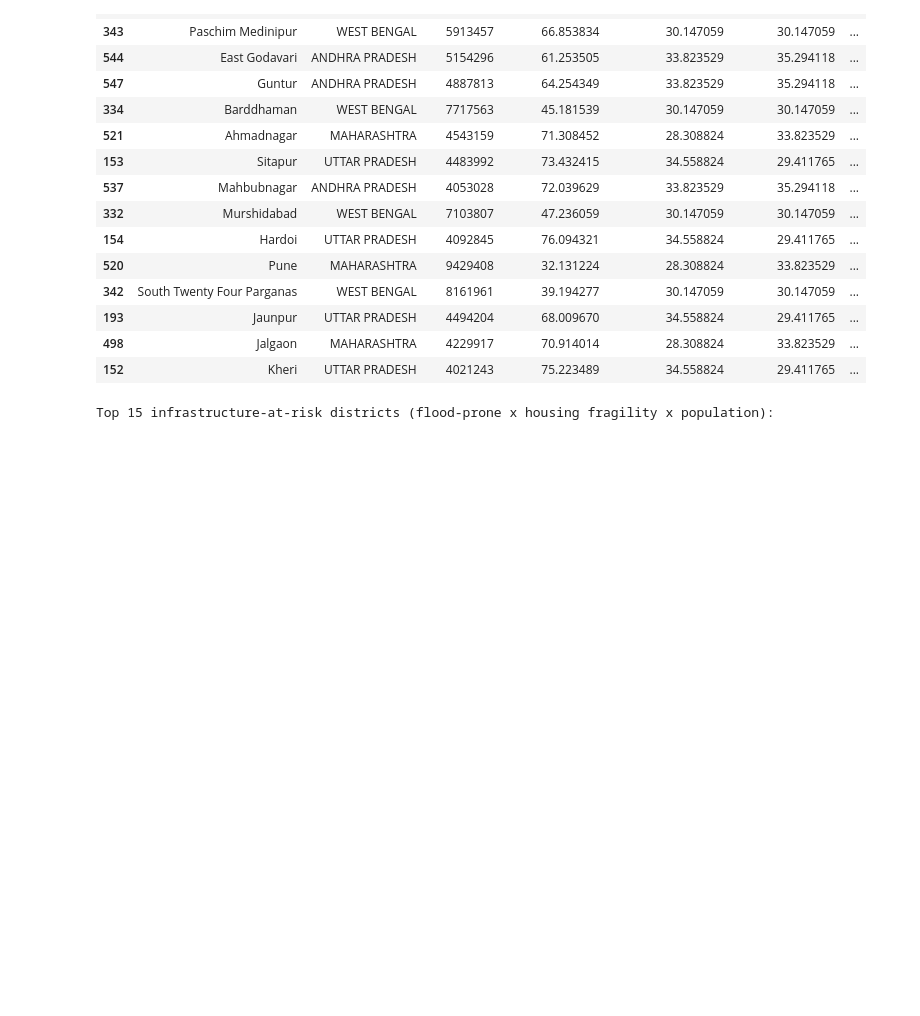
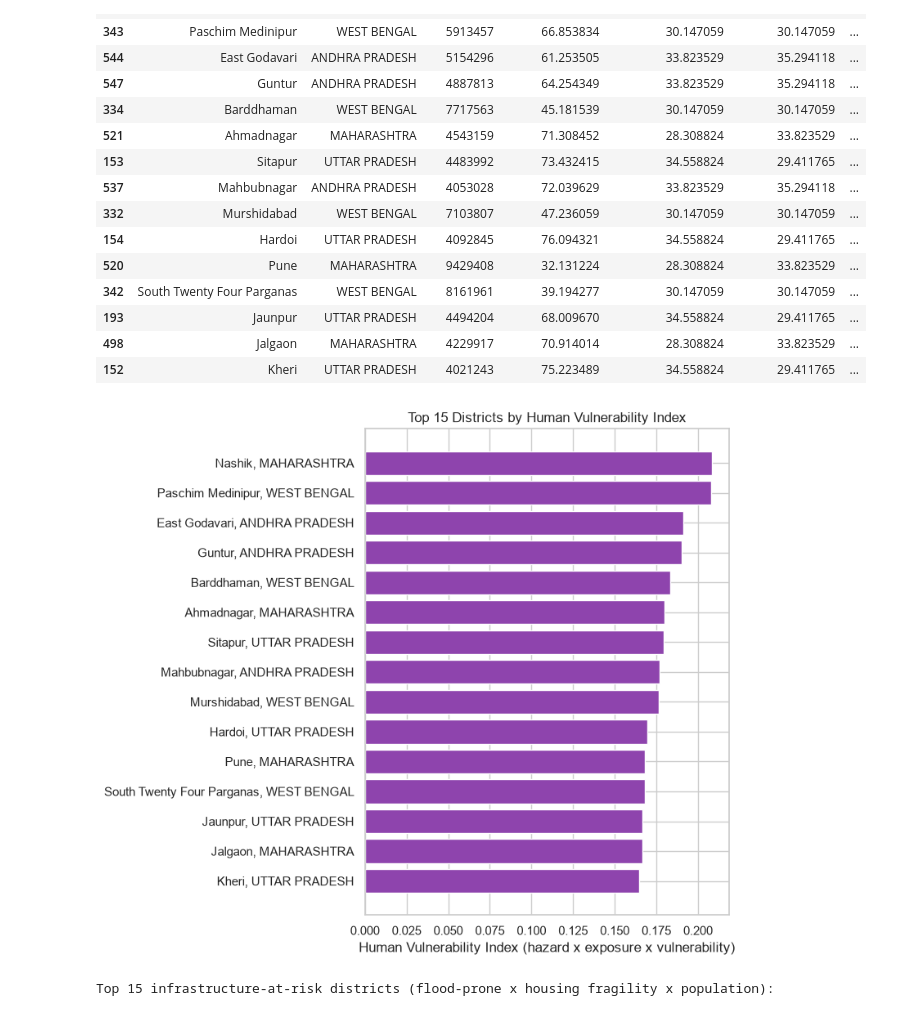
Before and after one commit to Tirumalashreya/monsoons-detection, a Jupyter notebook: notebooks/monsoon_prediction_pipeline.ipynb, the cells around one changed output. Cells and saved outputs as stored; diff of their text form; code cells hidden in the pictures; blank space fills up the shorter version.

```diff
--- a/notebooks/monsoon_prediction_pipeline.ipynb
+++ b/notebooks/monsoon_prediction_pipeline.ipynb
@@ -969,6 +1035,17 @@ human_vulnerability_index
 | 193 | Jaunpur | UTTAR PRADESH | 4494204 | 68.009670 | 34.558824 | 29.411765 | ... |
 | 498 | Jalgaon | MAHARASHTRA | 4229917 | 70.914014 | 28.308824 | 33.823529 | ... |
 | 152 | Kheri | UTTAR PRADESH | 4021243 | 75.223489 | 34.558824 | 29.411765 | ... |
+# %%
+plot_vuln = human_vulnerability_index.sort_values("human_vulnerability_index")
+
+plt.figure(figsize=(8, 7))
+plt.barh(plot_vuln["District name"] + ", " + plot_vuln["State name"], plot_vuln["human_vulnerability_index"], color="#8e44ad")
+plt.xlabel("Human Vulnerability Index (hazard x exposure x vulnerability)")
+plt.title("Top 15 Districts by Human Vulnerability Index")
+plt.tight_layout()
+plt.show()
+# %% [output]
+[figure, added]
 # %%
 census["dilapidated_pct"] = census["Condition_of_occupied_census_houses_Dilapidated_Households"] / census["Households"].replace(0, np.nan) * 100
 census["rural_pct"] = census["Rural_Households"] / census["Households"].replace(0, np.nan) * 100
```
Also changed, not shown: parts of 6 cells of this notebook.
